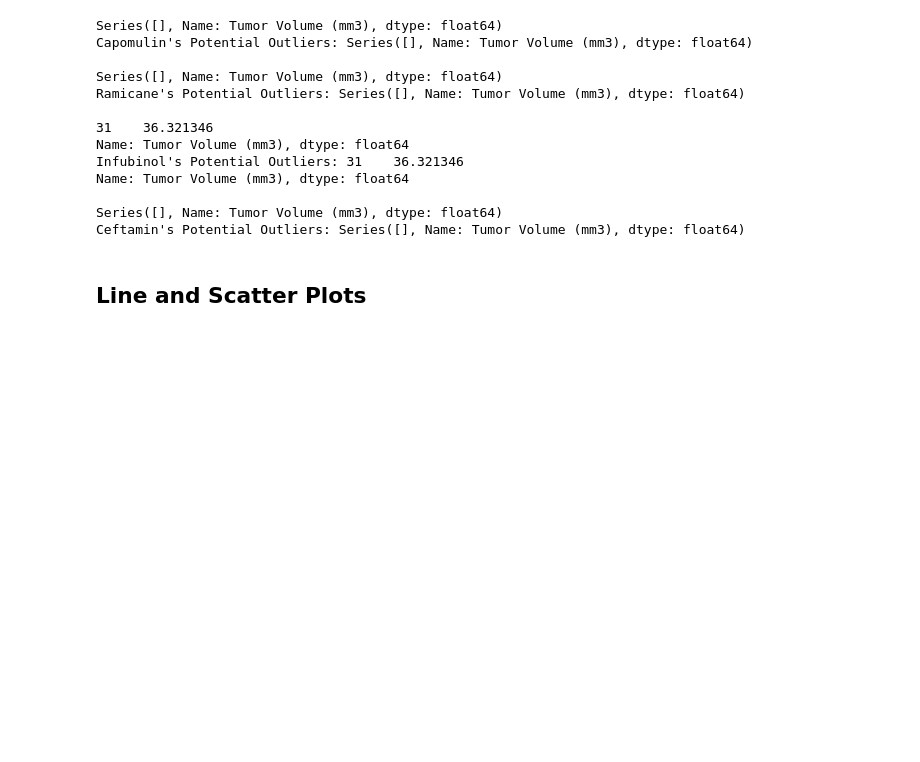
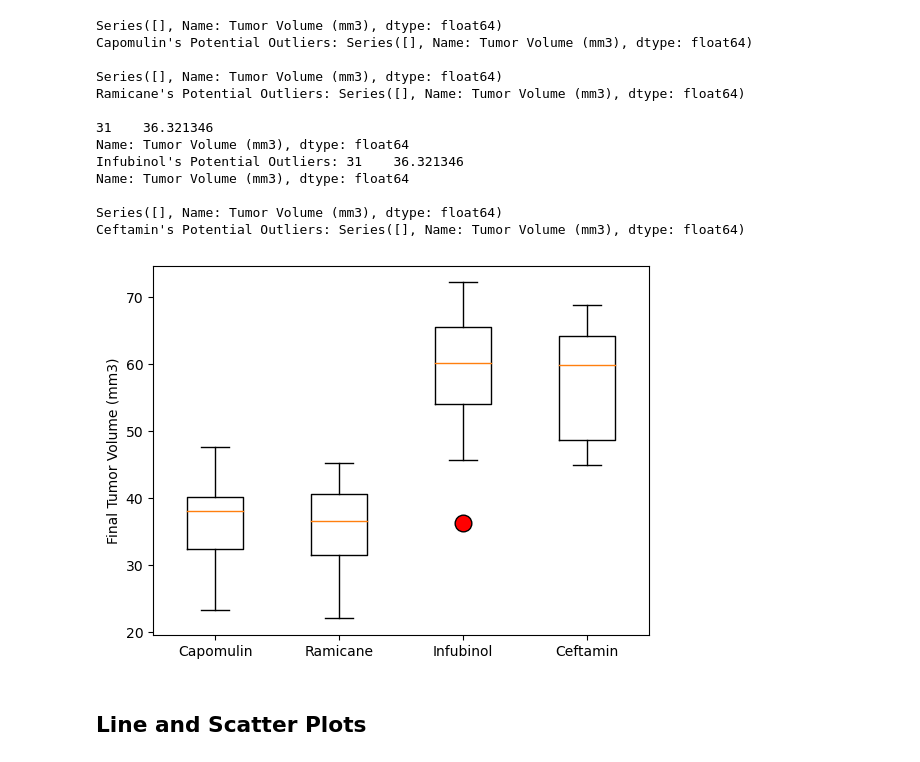
Before and after one commit to laurajanefaulds/matplotlib_challenge, a Jupyter notebook: Pymaceuticals/pymaceuticals_ljf.ipynb, the cells around one changed output. Saved outputs shown, nothing was run; the diff lists cells and outputs as text; code cells hidden in the pictures; blank space fills up the shorter version.

Commit message:
up to scatter plot

```diff
--- a/Pymaceuticals/pymaceuticals_ljf.ipynb
+++ b/Pymaceuticals/pymaceuticals_ljf.ipynb
@@ -306,15 +306,12 @@ Ceftamin's Potential Outliers: Series([], Name: Tumor Volume (mm3), dtype: float
 # %%
 # Generate a box plot that shows the distrubution of the tumor volume for each treatment group.
 
+plt.boxplot(tumor_volume_data_list, labels=treatment_list, flierprops={'marker': 'o', 'markersize': 12, 'markerfacecolor': 'red'})
+plt.ylabel('Final Tumor Volume (mm3)')
 
-
-# Example outlier plot of reaction times
-times =
-fig1, ax1 = plt.subplots()
-ax1.set_title('Reaction Times at Baseball Batting Cage')
-ax1.set_ylabel('Reaction Time (ms)')
-ax1.boxplot(times)
 plt.show()
+# %% [output]
+[figure, added]
 # %% [markdown]
 ## Line and Scatter Plots
 # %%
```
Also changed, not shown: parts of 4 cells of this notebook.
